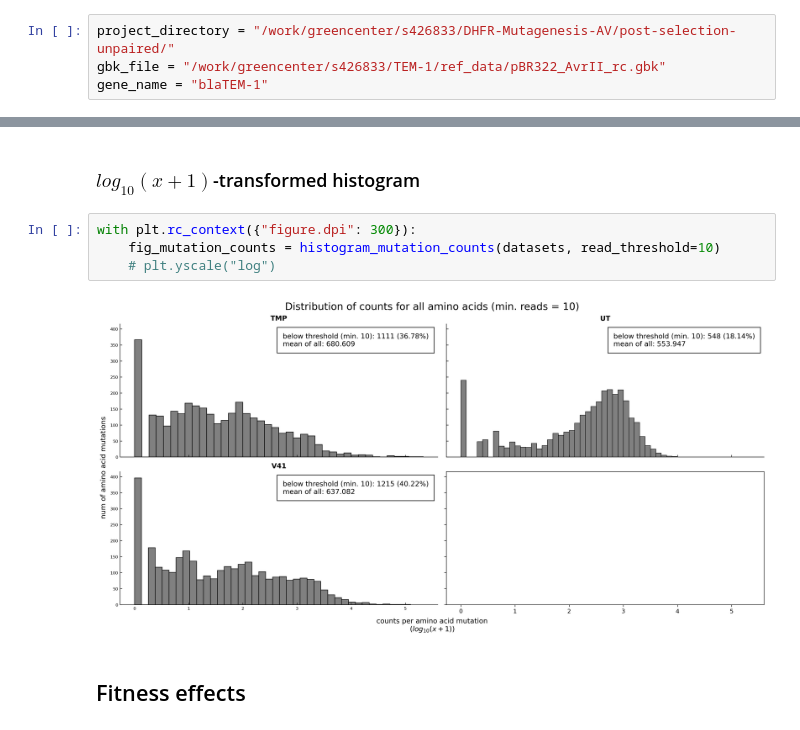
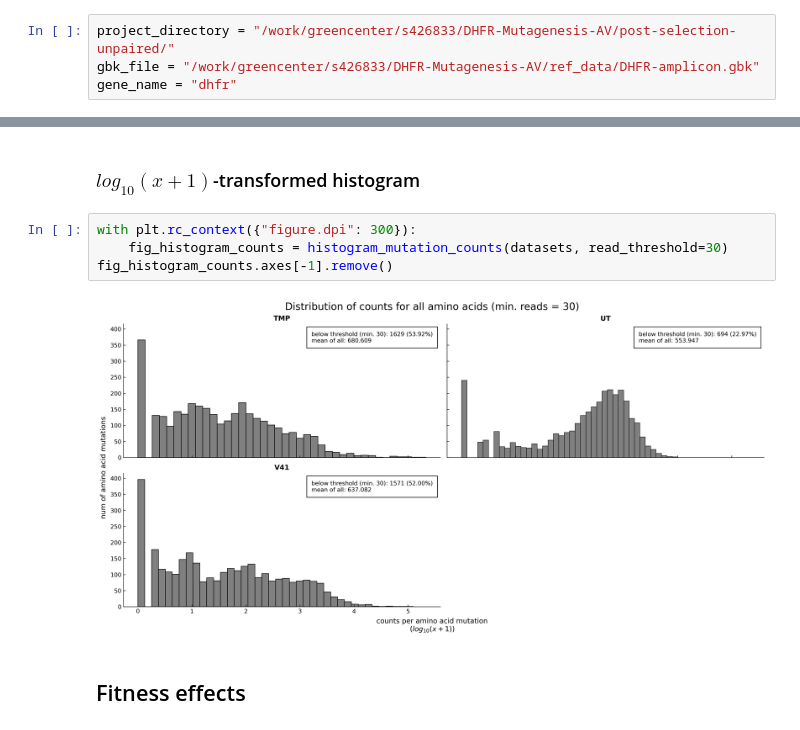
Before and after one commit to ashqavu/mutagenesis_analysis, a Jupyter notebook: src/notebook_template.ipynb, the cells around one changed output, grey strips where cells are left out. Cells and saved outputs as stored; diff of their text form.

```diff
--- a/src/notebook_template.ipynb
+++ b/src/notebook_template.ipynb
@@ -29,8 +32,8 @@ from visualization.heatmaps import heatmap_draw
 pd.options.display.max_columns = 25
 # %%
 project_directory = "/work/greencenter/s426833/DHFR-Mutagenesis-AV/post-selection-unpaired/"
-gbk_file = "/work/greencenter/s426833/TEM-1/ref_data/pBR322_AvrII_rc.gbk"
-gene_name = "blaTEM-1"
+gbk_file = "/work/greencenter/s426833/DHFR-Mutagenesis-AV/ref_data/DHFR-amplicon.gbk"
+gene_name = "dhfr"
 # %%
 ## change to project directory
 os.chdir(project_directory)
@@ -129,10 +134,10 @@ with plt.rc_context({"figure.dpi": 300}):
 ### $log_{10}(x + 1)$-transformed histogram
 # %%
 with plt.rc_context({"figure.dpi": 300}):
-    fig_mutation_counts = histogram_mutation_counts(datasets, read_threshold=10)
-    # plt.yscale("log")
+    fig_histogram_counts = histogram_mutation_counts(datasets, read_threshold=30)
+fig_histogram_counts.axes[-1].remove()
 # %% [output]
-[figure, old version]
+[figure, new version]
 # %% [markdown]
 ## Fitness effects
 # %% [markdown]
```
Also changed, not shown: parts of 17 cells of this notebook, 8 other files.
